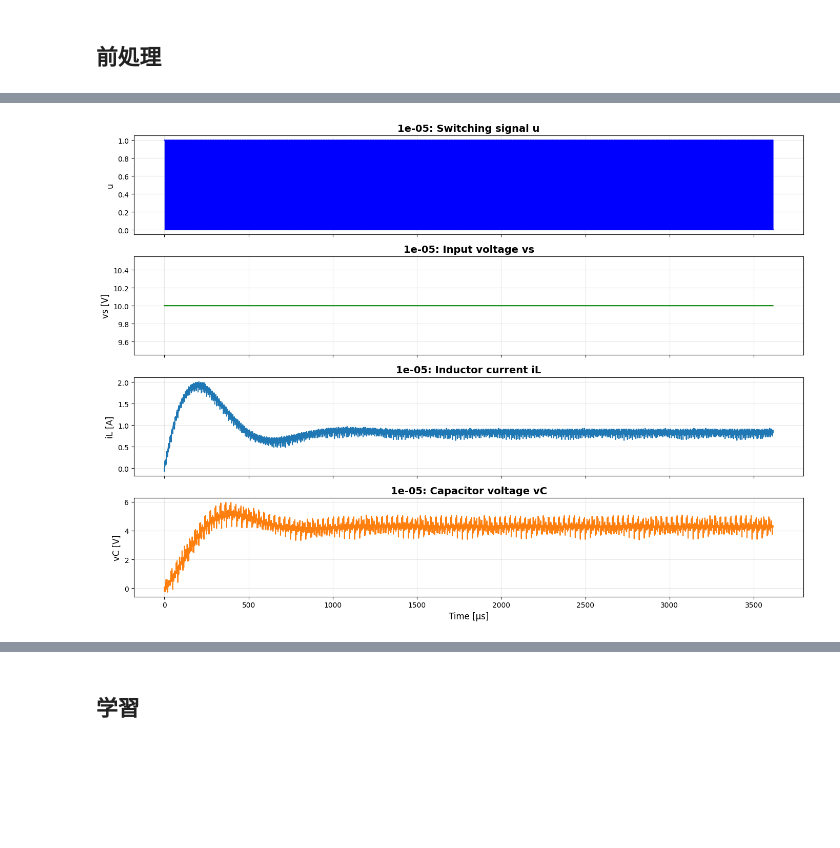
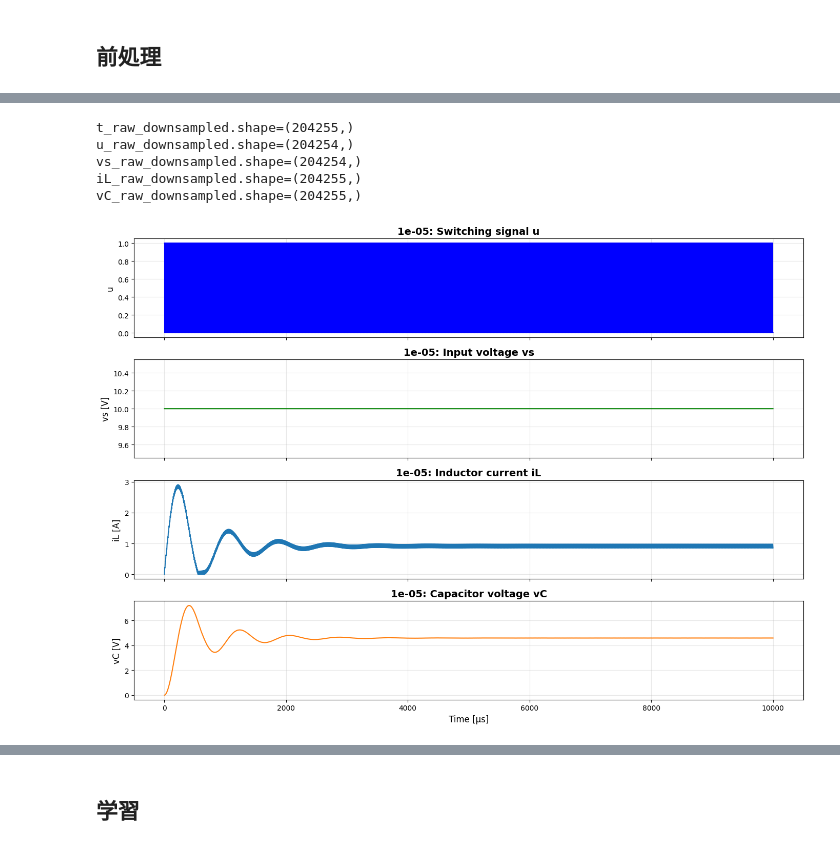
Before and after one commit to University-Laboratory/rnn-pann, a Jupyter notebook: actual_machine_notebooks/note5/note.ipynb, the cells around one changed output, grey strips where cells are left out. Drawn from its saved outputs; the diff is of its cells as text; code cells hidden in the pictures; blank space fills up the shorter version.

```diff
--- a/actual_machine_notebooks/note5/note.ipynb
+++ b/actual_machine_notebooks/note5/note.ipynb
@@ -40,7 +40,8 @@ keep_log: bool = False
 
 @dataclass(frozen=True)
 class Params:
-    data_path: str = path_list.path2
+    # data_path: str = path_list.path2
+    data_path: str = "../../data/ltspice_sim/ltspice_sim_data.csv"
 
     # 真値パラメータ
     L_true: float = 223.6e-6
@@ -84,13 +85,20 @@ if keep_log:
 ## 前処理
 # %%
 # データの読み込み
-df = pd.read_csv(params.data_path, skiprows=20)
+df = pd.read_csv(params.data_path)
+# df = pd.read_csv(params.data_path, skiprows=20)
 
-mask: np.ndarray = df["TIME"].to_numpy(dtype=np.float64) >= -0.000080
-t_raw_full: np.ndarray = df.loc[mask, "TIME"].to_numpy(dtype=np.float64)  # 秒
+mask: np.ndarray = df["t"].to_numpy(dtype=np.float64) >= -0.0
+# mask: np.ndarray = df["t"].to_numpy(dtype=np.float64) >= -0.000080
+t_raw_full: np.ndarray = df.loc[mask, "t"].to_numpy(dtype=np.float64)  # 秒
 t_raw: np.ndarray = t_raw_full - t_raw_full[0]
-iL_raw: np.ndarray = df.loc[mask, "CH2"].to_numpy(dtype=np.float64)  # A
-vC_raw: np.ndarray = df.loc[mask, "CH1"].to_numpy(dtype=np.float64)  # V
+iL_raw: np.ndarray = df.loc[mask, "iL"].to_numpy(dtype=np.float64)  # A
+vC_raw: np.ndarray = df.loc[mask, "vC"].to_numpy(dtype=np.float64)  # V
+# mask: np.ndarray = df["TIME"].to_numpy(dtype=np.float64) >= -0.000080
+# t_raw_full: np.ndarray = df.loc[mask, "TIME"].to_numpy(dtype=np.float64)  # 秒
+# t_raw: np.ndarray = t_raw_full - t_raw_full[0]
+# iL_raw: np.ndarray = df.loc[mask, "CH2"].to_numpy(dtype=np.float64)  # A
+# vC_raw: np.ndarray = df.loc[mask, "CH1"].to_numpy(dtype=np.float64)  # V
 
 print(f"{len(t_raw)=}")
 print(f"{len(iL_raw)=}")
@@ -125,35 +133,54 @@ len(vC_raw)=903625
 # %%
 # Duty
 window = t_raw > t_raw[-1] - params.T * 10
 Vref: float = float(np.mean(vC_raw[window]))
 duty: float = Vref / params.Vin
 
 # スイッチング信号
-duty_phase = (t_raw[:-1] % params.T) / params.T
+duty_phase = (t_raw % params.T) / params.T
 u_raw = (duty_phase < duty).astype(int)
 
 # 入力電圧
-vs_raw = np.ones(len(t_raw) - 1) * params.Vin
+vs_raw = np.ones(len(t_raw)) * params.Vin
 
 # ダウンサンプリング
 _T = int(t_raw[-1] / params.T)
 downsample_step = len(t_raw) // (_T * 200)
 t_raw_downsampled = t_raw[::downsample_step]
 iL_raw_downsampled = iL_raw[::downsample_step]
 vC_raw_downsampled = vC_raw[::downsample_step]
-u_raw_downsampled = u_raw[::downsample_step]
-vs_raw_downsampled = vs_raw[::downsample_step]
+u_raw_downsampled = u_raw[::downsample_step][1:]
+vs_raw_downsampled = vs_raw[::downsample_step][1:]
+
+print(f"{t_raw_downsampled.shape=}")
+print(f"{u_raw_downsampled.shape=}")
+print(f"{vs_raw_downsampled.shape=}")
+print(f"{iL_raw_downsampled.shape=}")
+print(f"{vC_raw_downsampled.shape=}")
 
 fig, ax = plot_u_vs_iL_vC(
     t_raw_downsampled,
     u_raw_downsampled,
     vs_raw_downsampled,
     iL_raw_downsampled,
     vC_raw_downsampled,
     params.T,
 )
+# fig, ax = plot_u_vs_iL_vC(
+#     t_raw_downsampled[-1001:],
+#     u_raw_downsampled[-1000:],
+#     vs_raw_downsampled[-1000:],
+#     iL_raw_downsampled[-1001:],
+#     vC_raw_downsampled[-1001:],
+#     params.T,
+# )
 # %% [output]
+t_raw_downsampled.shape=(204255,)
+u_raw_downsampled.shape=(204254,)
+vs_raw_downsampled.shape=(204254,)
+iL_raw_downsampled.shape=(204255,)
+vC_raw_downsampled.shape=(204255,)
-[figure, old version]
+[figure, new version]
 # %%
 # FIRフィルター
 fs_raw = 1.0 / np.mean(np.diff(t_raw_downsampled))
```
Also changed, not shown: parts of 14 cells of this notebook, 10 other files.
